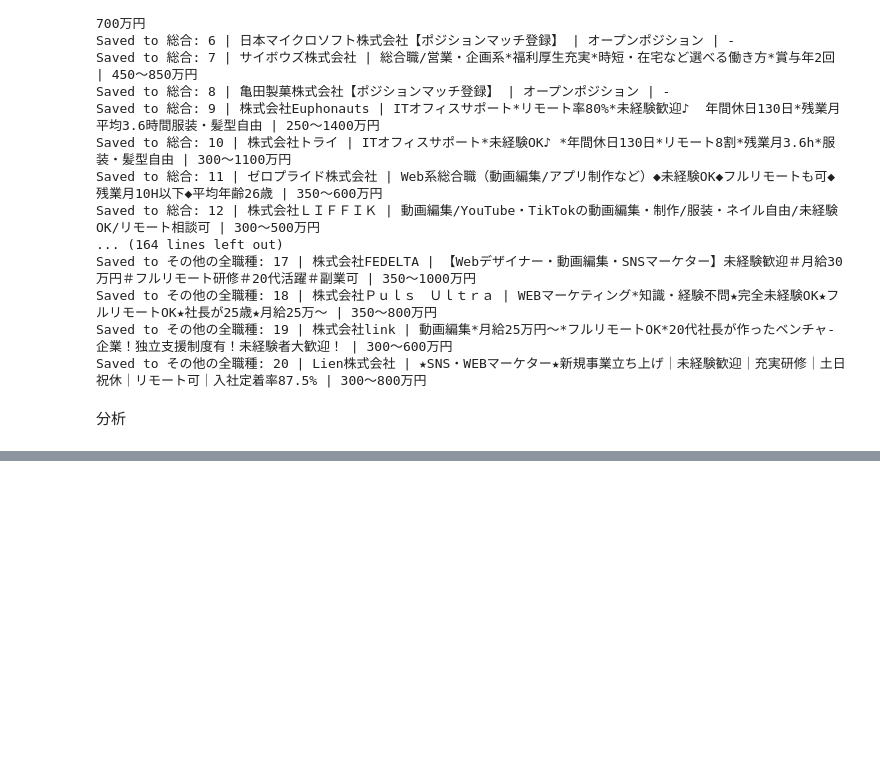
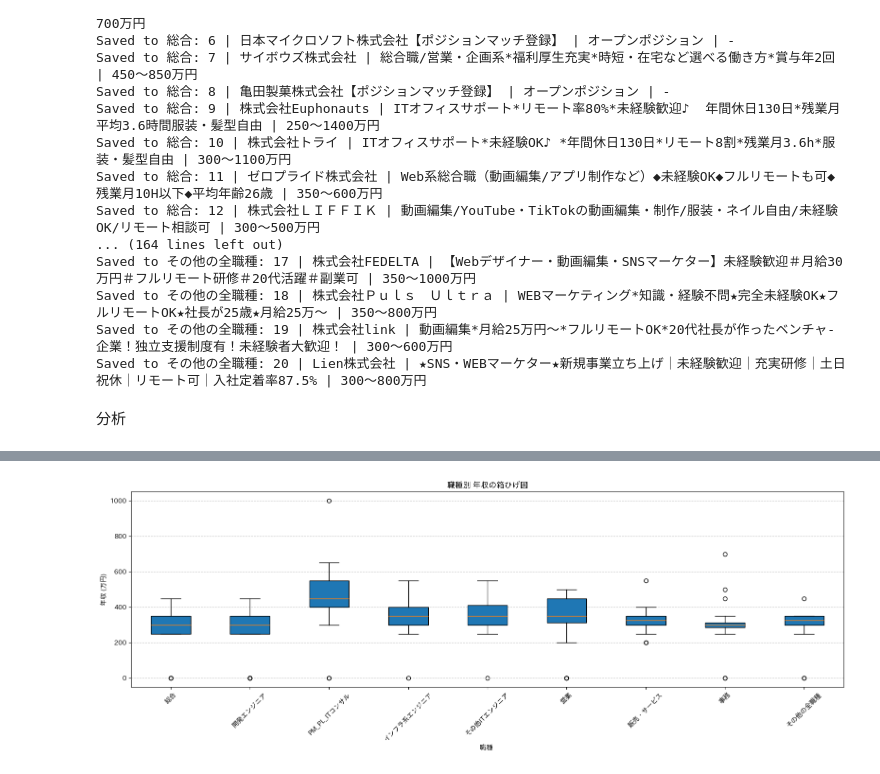
Before and after one commit to HARUKITERASHIMA/dsp_2, a Jupyter notebook: work.ipynb, the cells around one changed output, grey strips where cells are left out. Drawn from its saved outputs; the diff is of its cells as text; code cells hidden in the pictures; blank space fills up the shorter version.

```diff
--- a/work.ipynb
+++ b/work.ipynb
@@ -294,0 +228,89 @@ findfont: Font family 'IPAexGothic' not found.
+# %%
+import sqlite3
+import re
+import numpy as np
+import matplotlib.pyplot as plt
+import japanize_matplotlib
+
+# データベースファイル名
+db_file = "work.db"
+
+def parse_salary(salary_text):
+    """
+    給料テキストを数値に変換する関数。
+    - 範囲指定（例: "350~700" や "350-700"）は中央値を返す。
+    - "万円" や空白を含む場合は除去して処理。
+    - 数値以外や無効な場合は 0 を返す。
+    """
+    if not salary_text:
+        return 0
+
+    # 範囲指定の場合 (例: "350~700" や "350-700")
+    match = re.match(r"(\d+)[~-](\d+)", salary_text)
+    if match:
+        low, high = map(int, match.groups())
+        return (low + high) // 2
+
+    # 単一の数値の場合
+    match = re.match(r"(\d+)", salary_text)
+    if match:
+        return int(match.group(1))
+
+    # 無効な場合
+    return 0
+
+def analyze_salary_data_boxplot():
+    conn = sqlite3.connect(db_file)
+    cursor = conn.cursor()
+
+    # 1 テーブル一覧を取得 (sqlite_sequence は除外する)
+    cursor.execute("SELECT name FROM sqlite_master WHERE type='table'")
+    tables = [row[0] for row in cursor.fetchall() if row[0] != "sqlite_sequence"]
+
+    # 2 テーブルごとの年収データとラベルを格納するリストを用意
+    all_salary_data = []
+    labels = []
+
+    for table in tables:
+        print(f"分析中のテーブル: {table}")
+
+        # テーブル内の salary カラムを取得
+        try:
+            cursor.execute(f"SELECT salary FROM {table}")
+            salaries = cursor.fetchall()
+        except sqlite3.OperationalError as e:
+            print(f"{table} のデータ取得中にエラー発生: {e}")
+            continue
+
+        # 年収を数値に変換
+        salary_values = [parse_salary(salary[0]) for salary in salaries]
+
+        # 有効なデータがある場合のみリストに追加
+        if salary_values:
+            all_salary_data.append(salary_values)
+            labels.append(table)
+
+    conn.close()
+
+    # 3 箱ひげ図の作成
+    if all_salary_data:
+        plt.figure(figsize=(16, 6))
+        plt.boxplot(all_salary_data, labels=labels, patch_artist=True)
+
+        plt.title("職種別 年収の箱ひげ図")
+        plt.xlabel("職種 ")
+        plt.ylabel("年収 (万円)")
+
+        # x軸ラベルが重なる場合は回転させる
+        plt.xticks(rotation=45)
+
+        plt.grid(axis='y', linestyle='--', alpha=0.7)
+        plt.tight_layout()
+        plt.show()
+    else:
+        print("有効な給与データが1件もありませんでした。")
+
+# 実行
+if __name__ == "__main__":
+    analyze_salary_data_boxplot()
+# %% [output]
@@ -294,0 +326 @@ findfont: Font family 'IPAexGothic' not found.
+[figure, added]
```
Also changed, not shown: parts of 2 cells of this notebook.
